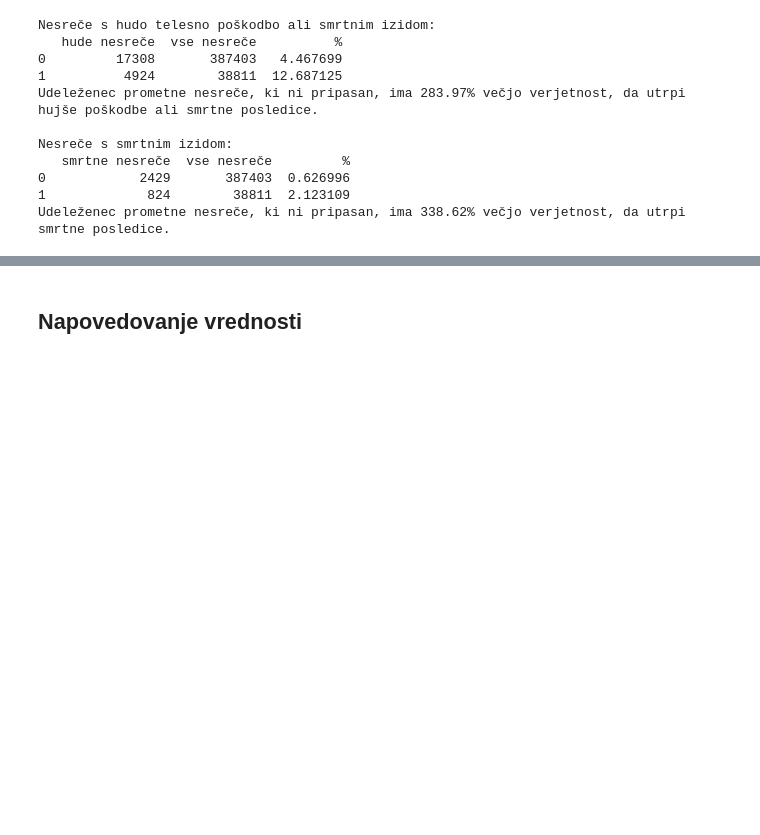
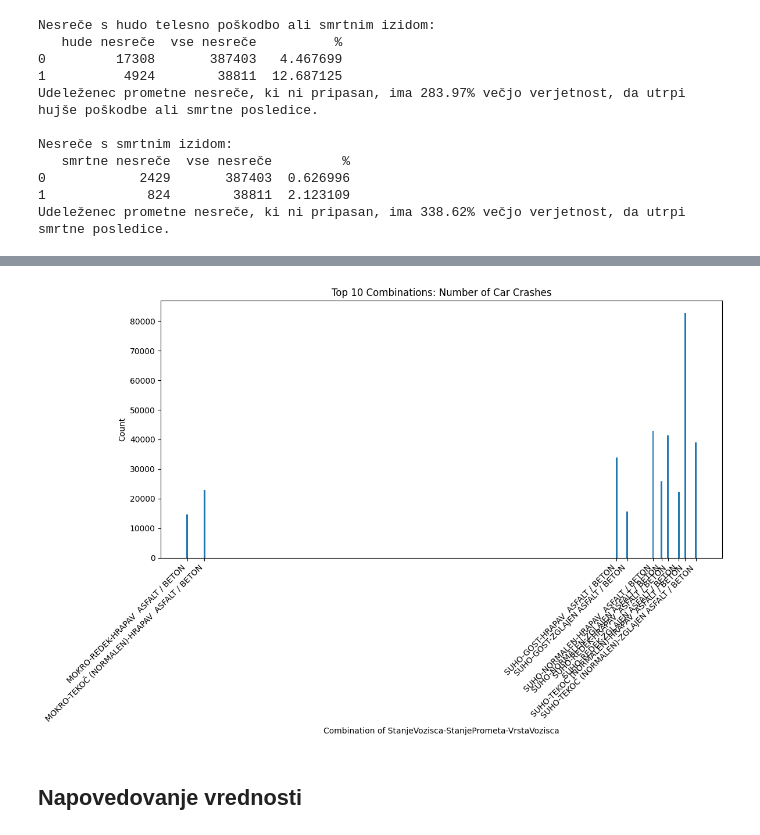
Before and after one commit to xp3rt4g/PR22TPTJAG, a Jupyter notebook: prometne.ipynb, the cells around one changed output, grey strips where cells are left out. Drawn from its saved outputs; the diff is of its cells as text; code cells hidden in the pictures; blank space fills up the shorter version.

```diff
--- a/prometne.ipynb
+++ b/prometne.ipynb
@@ -415,3 +534,22 @@ Udeleženec prometne nesreče, ki ni pripasan, ima 338.62% večjo verjetnost, da
+# %%
+import matplotlib.pyplot as plt
+
+# Select the top 10 combinations based on count
+top_n = 10
+top_combinations = result_df.head(top_n)
+
+# Plotting the data
+plt.figure(figsize=(12, 8))
+plt.bar(top_combinations.index, top_combinations['Count'])
+plt.xticks(top_combinations.index, top_combinations['StanjeVozisca'] + '-' +
+           top_combinations['StanjePrometa'] + '-' + top_combinations['VrstaVozisca'], rotation=45, ha='right')
+plt.xlabel('Combination of StanjeVozisca-StanjePrometa-VrstaVozisca')
+plt.ylabel('Count')
+plt.title(f'Top {top_n} Combinations: Number of Car Crashes')
+plt.tight_layout()
+plt.show()
+# %% [output]
+[figure, added]
 # %% [markdown]
 ## Napovedovanje vrednosti
 # %%
```
Also changed, not shown: parts of 7 cells of this notebook.
